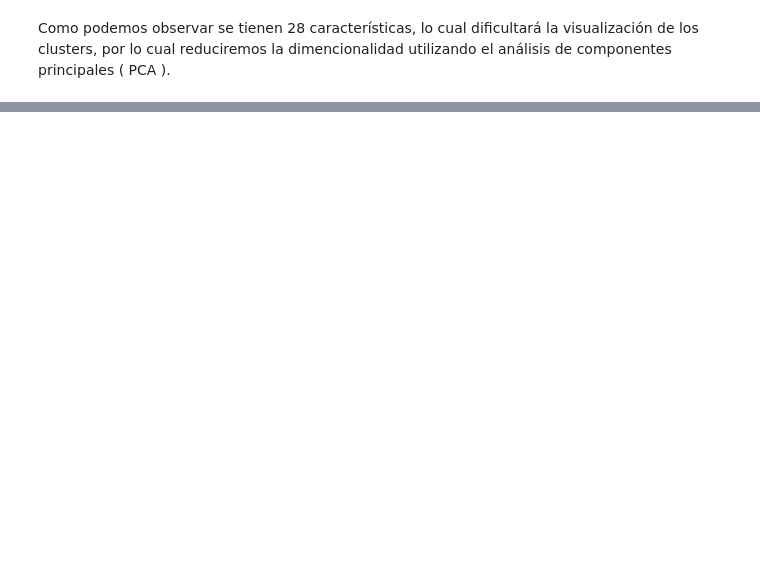
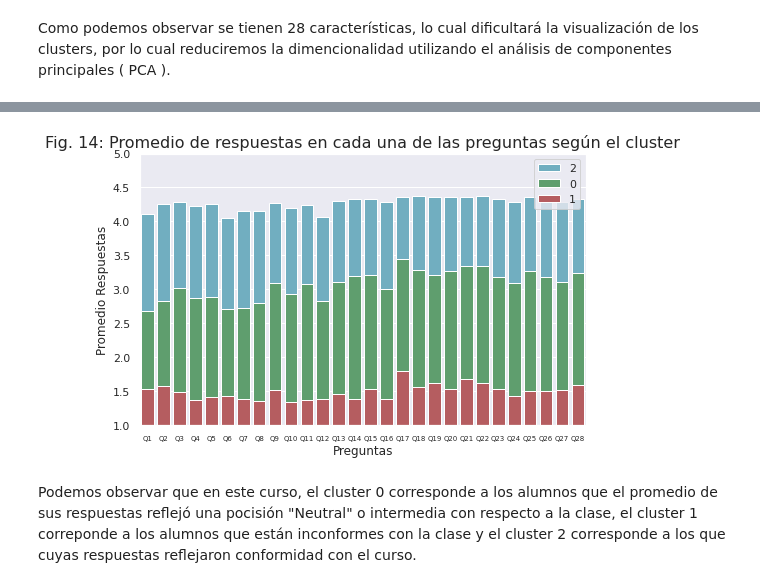
Before and after one commit to SarahLares/Clustering_on_Survery, a Jupyter notebook: Tarea_3_Clustering.ipynb, the cells around one changed output, grey strips where cells are left out. Drawn from its saved outputs; the diff is of its cells as text; code cells hidden in the pictures; blank space fills up the shorter version.

```diff
--- a/Tarea_3_Clustering.ipynb
+++ b/Tarea_3_Clustering.ipynb
@@ -331,0 +453,33 @@ plt.show()
+# %%
+XC11 = C111.loc[C111['cluster']==0].iloc [:, 3:31]
+C110_means = XC11.mean(axis = 0)
+C110_means = C110_means.to_frame('cluster=0')
+C110_means.reset_index(level=0, inplace=True)
+
+
+XC111 = C111.loc[C111['cluster']==1].iloc [:, 3:31]
+C111_means = XC111.mean(axis = 0)
+C111_means = C111_means.to_frame('cluster=1')
+
+XC112 = C111.loc[C111['cluster']==2].iloc [:, 3:31]
+C112_means = XC112.mean(axis = 0)
+C112_means = C112_means.to_frame('cluster=2')
+
+C11_means= pd.concat([C110_means,C111_means.reset_index(drop=True),C112_means.reset_index(drop=True)],axis=1)
+# %%
+plt.figure(figsize=(8,5))
+plt.title("Fig. 14: Promedio de respuestas en cada una de las preguntas según el cluster",fontsize=16)
+sns.barplot(x='index', y = 'cluster=2', data = C11_means, color='c',label='2')
+
+sns.barplot(x='index', y = 'cluster=0', data = C11_means, color='g',label='0')
+sns.barplot(x='index', y = 'cluster=1', data = C11_means, color='r',label='1')
+plt.tick_params(axis='x', labelsize=7)
+plt.ylabel('Promedio Respuestas')
+plt.xlabel('Preguntas')
+plt.legend(loc= 'upper right')
+plt.ylim(1,5)
+plt.show()
+# %% [output]
+[figure, added]
+# %% [markdown]
+Podemos observar que en este curso, el cluster 0 corresponde a los alumnos que el promedio de sus respuestas reflejó una pocisión "Neutral" o intermedia con respecto a la clase, el cluster 1 correponde a los alumnos que están inconformes con la clase y el cluster 2 corresponde a los que cuyas respuestas reflejaron conformidad con el curso.
```
Also changed, not shown: parts of 44 cells of this notebook.
